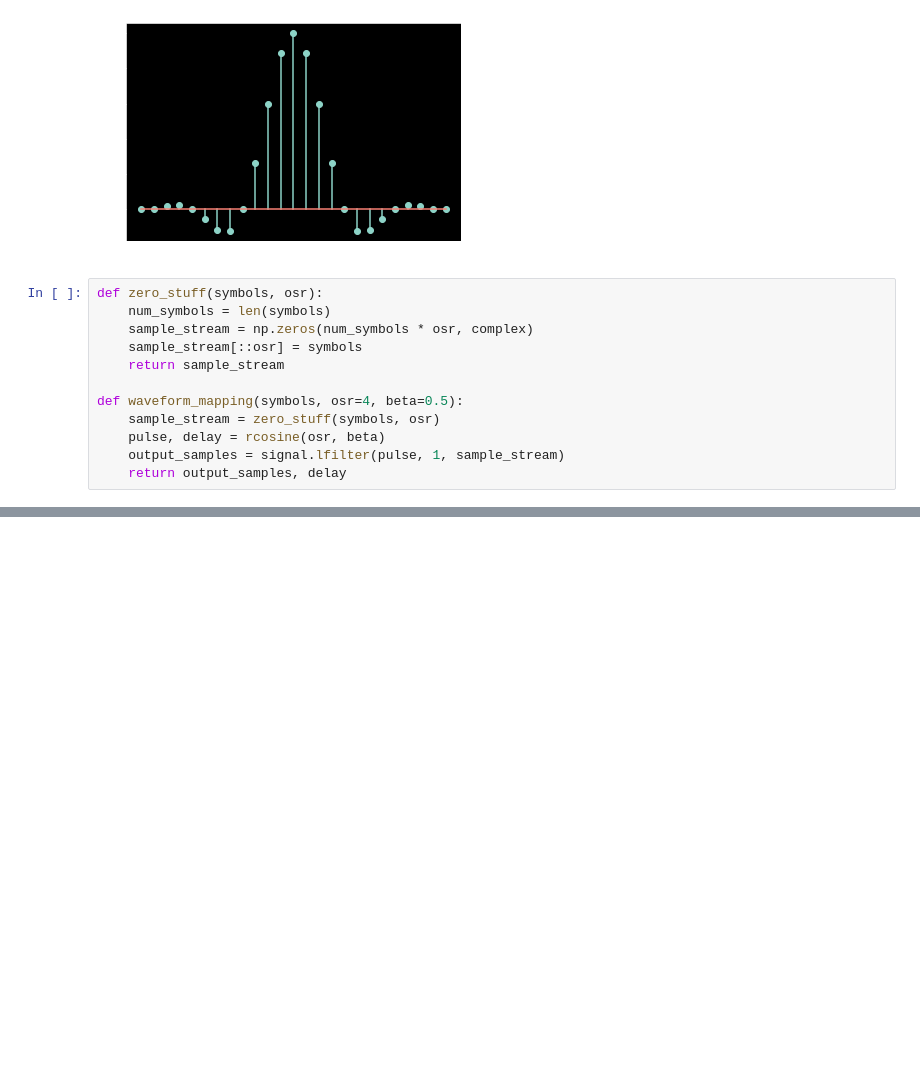
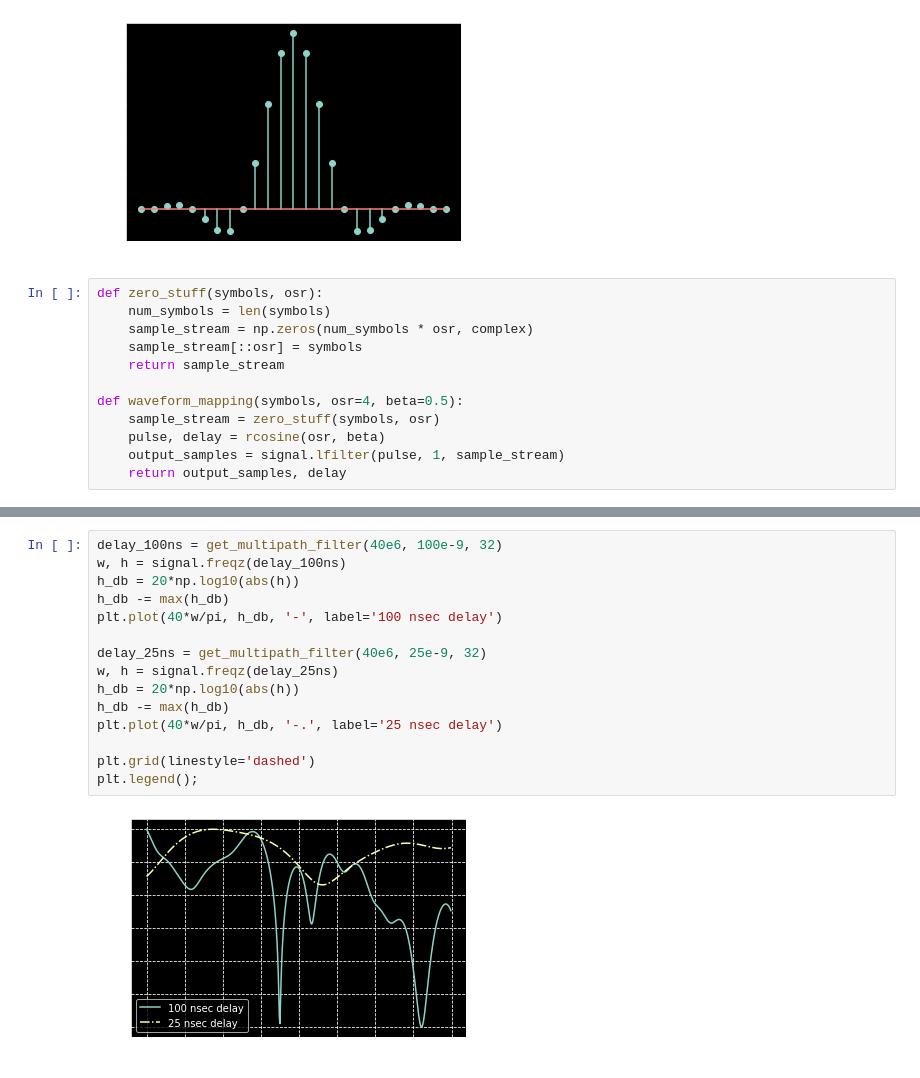
Before and after one commit to mohantyk/dsp_in_comm, a Jupyter notebook: chap5.ipynb, the cells around one changed output, grey strips where cells are left out. Saved outputs shown, nothing was run; the diff lists cells and outputs as text; blank space fills up the shorter version.

```diff
--- a/chap5.ipynb
+++ b/chap5.ipynb
@@ -140,0 +160,17 @@ plt.title('16 QAM Constellation with signal traces');
+# %%
+delay_100ns = get_multipath_filter(40e6, 100e-9, 32)
+w, h = signal.freqz(delay_100ns)
+h_db = 20*np.log10(abs(h))
+h_db -= max(h_db)
+plt.plot(40*w/pi, h_db, '-', label='100 nsec delay')
+
+delay_25ns = get_multipath_filter(40e6, 25e-9, 32)
+w, h = signal.freqz(delay_25ns)
+h_db = 20*np.log10(abs(h))
+h_db -= max(h_db)
+plt.plot(40*w/pi, h_db, '-.', label='25 nsec delay')
+
+plt.grid(linestyle='dashed')
+plt.legend();
+# %% [output]
+[figure, added]
```
Also changed, not shown: parts of 9 cells of this notebook.
